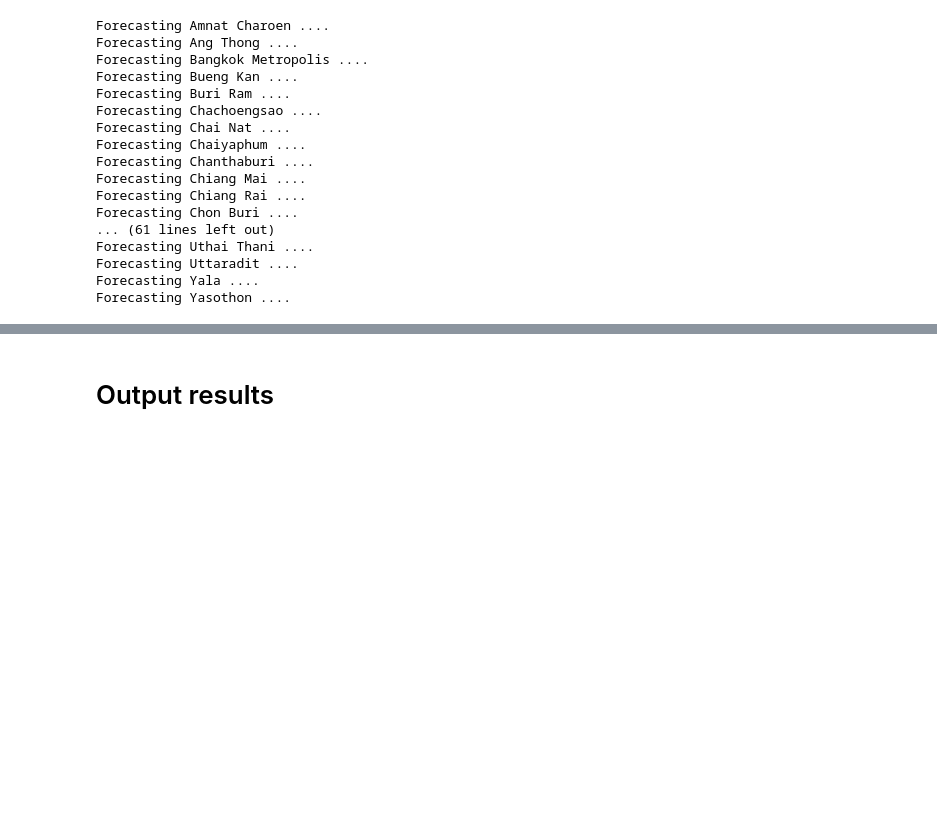
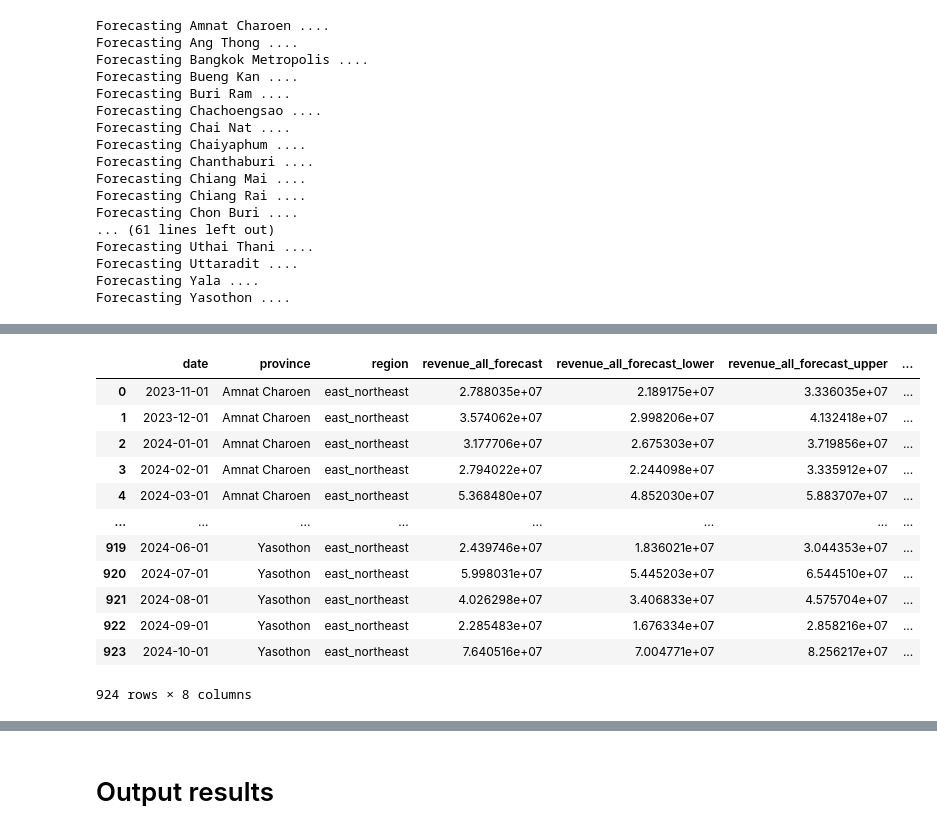
Before and after one commit to qducnguyen/business-analytics-project, a Jupyter notebook: notebooks/4_forecasting.ipynb, the cells around one changed output, grey strips where cells are left out. Cells and saved outputs as stored; diff of their text form; code cells hidden in the pictures; blank space fills up the shorter version.

```diff
--- a/notebooks/4_forecasting.ipynb
+++ b/notebooks/4_forecasting.ipynb
@@ -142,0 +311,29 @@ df_result
+# %%
+train_data = thai_revenue_all.rename(columns={"date": "ds", "revenue_all": "y"})
+# %%
+df_covid = train_data.copy()
+df_covid['pre_covid'] = pd.to_datetime(df_covid['ds']) < pd.to_datetime('2020-03-21')
+df_covid['post_covid'] = ~df_covid['pre_covid']
+# %%
+train_covid_data = covid_data.reset_index().rename(columns={"date": "ds", "new_cases": "covid_case"}).merge(df_covid, on="ds")
+# %%
+import datetime
+
+
+lockdowns = pd.DataFrame([
+    {'holiday': 'lockdown_1', 'ds': '2020-03-01', 'lower_window': 0, 'ds_upper': '2020-06-01'},
+    {'holiday': 'lockdown_2', 'ds': '2021-05-01', 'lower_window': 0, 'ds_upper': '2021-09-01'},
+])
+
+for t_col in ['ds', 'ds_upper']:
+    lockdowns[t_col] = pd.to_datetime(lockdowns[t_col])
+lockdowns['upper_window'] = (lockdowns['ds_upper'] - lockdowns['ds']).dt.days
+lockdowns
+
+
+changepoints = (
+    # 5 potential changepoints this time
+    pd.date_range('2020-07-01', '2021-04-01', periods=5).date.tolist() +
+    [datetime.date(2021, 9, 1)]
+    # 1 potential changepoints in 1 year 2 months
+)
@@ -142,0 +430,19 @@ df_result
+# %%
+df_result = pd.DataFrame(result, columns=["date", "province", "region", "revenue_all_forecast", "revenue_all_forecast_lower",
+                                          "revenue_all_forecast_upper", "revenue_all_forecast_change_ratio"])
+df_result["model"] = "Prophet"
+df_result
+# %% [output]
+|  | date | province | region | revenue_all_forecast | revenue_all_forecast_lower | revenue_all_forecast_upper | ... |
+| 0 | 2023-11-01 | Amnat Charoen | east_northeast | 2.788035e+07 | 2.189175e+07 | 3.336035e+07 | ... |
+| 1 | 2023-12-01 | Amnat Charoen | east_northeast | 3.574062e+07 | 2.998206e+07 | 4.132418e+07 | ... |
+| 2 | 2024-01-01 | Amnat Charoen | east_northeast | 3.177706e+07 | 2.675303e+07 | 3.719856e+07 | ... |
+| 3 | 2024-02-01 | Amnat Charoen | east_northeast | 2.794022e+07 | 2.244098e+07 | 3.335912e+07 | ... |
+| 4 | 2024-03-01 | Amnat Charoen | east_northeast | 5.368480e+07 | 4.852030e+07 | 5.883707e+07 | ... |
+| ... | ... | ... | ... | ... | ... | ... | ... |
+| 919 | 2024-06-01 | Yasothon | east_northeast | 2.439746e+07 | 1.836021e+07 | 3.044353e+07 | ... |
+| 920 | 2024-07-01 | Yasothon | east_northeast | 5.998031e+07 | 5.445203e+07 | 6.544510e+07 | ... |
+| 921 | 2024-08-01 | Yasothon | east_northeast | 4.026298e+07 | 3.406833e+07 | 4.575704e+07 | ... |
+| 922 | 2024-09-01 | Yasothon | east_northeast | 2.285483e+07 | 1.676334e+07 | 2.858216e+07 | ... |
+| 923 | 2024-10-01 | Yasothon | east_northeast | 7.640516e+07 | 7.004771e+07 | 8.256217e+07 | ... |
+924 rows × 8 columns
```
Also changed, not shown: parts of 43 cells of this notebook, 2 other files.
